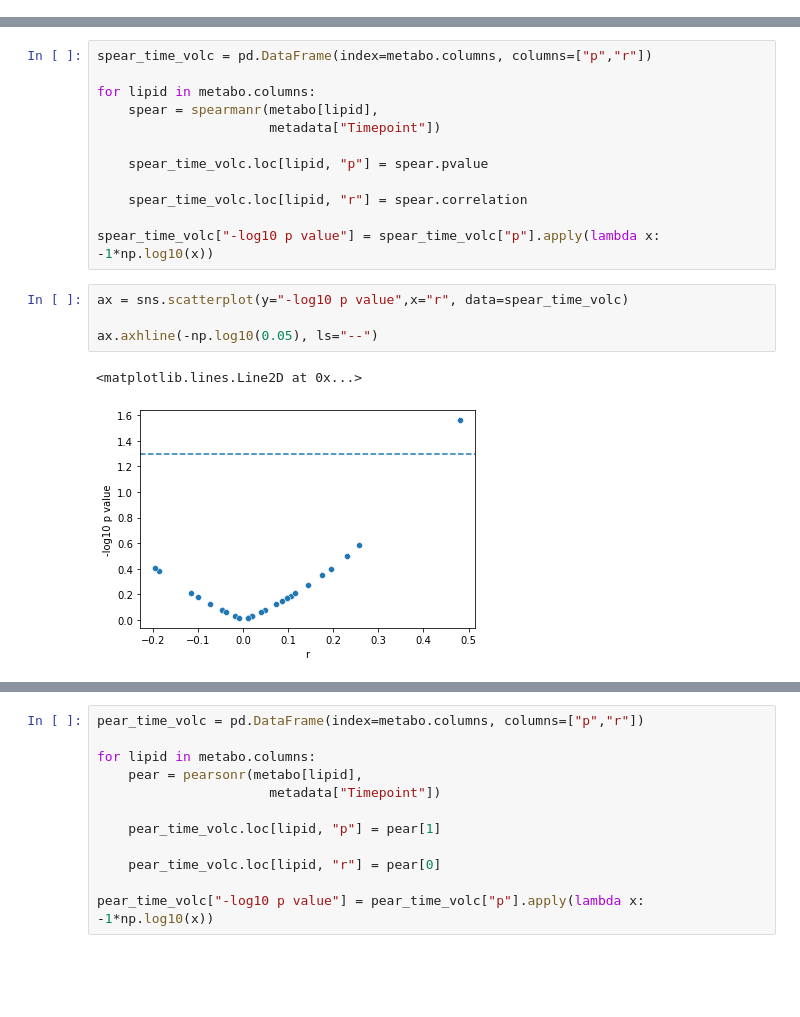
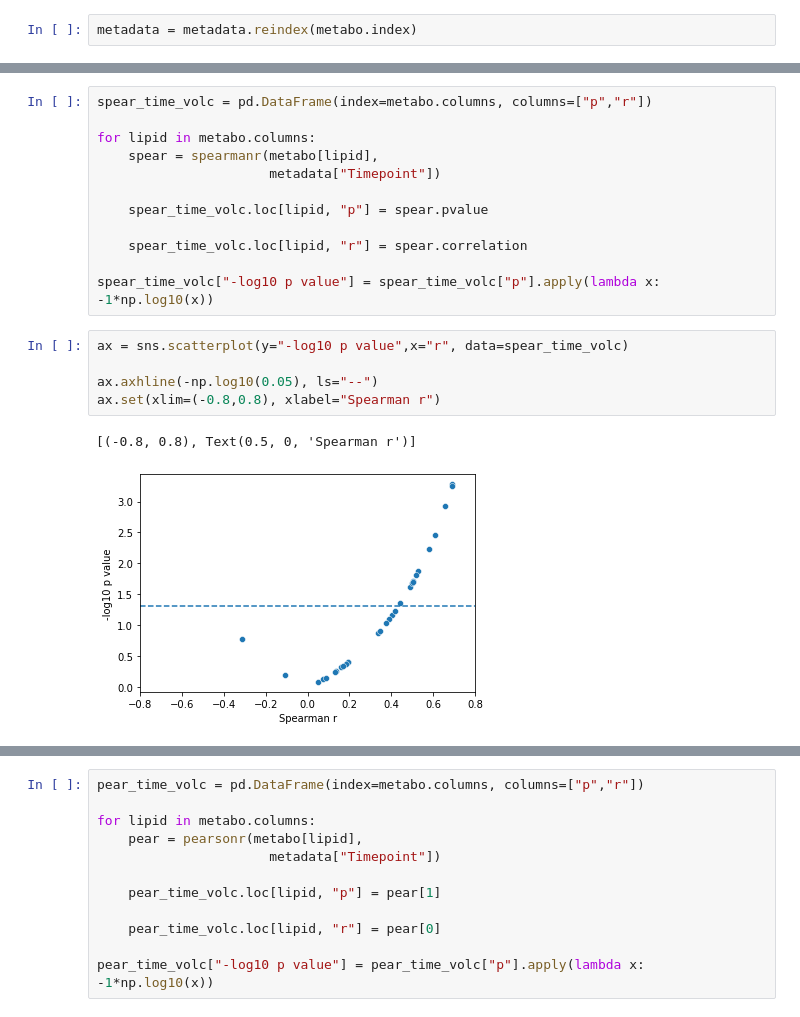
Before and after one commit to sterrettJD/Breastfed-Neonates, a Jupyter notebook: Metabolome.ipynb, the cells around one changed output, grey strips where cells are left out. Drawn from its saved outputs; the diff is of its cells as text; blank space fills up the shorter version.

Commit message:
update metadata metabo indexing

```diff
--- a/Metabolome.ipynb
+++ b/Metabolome.ipynb
@@ -46,6 +46,8 @@ metabo.head()
 5 rows × 30 columns
 # %%
 metadata = pd.read_csv("data/metadata.tsv", sep="\t", index_col="Sampleid")
+# %%
+metadata = metadata.reindex(metabo.index)
 # %%
 for var in metabo.columns:
     metabo[var] = metabo[var].astype(float)
@@ -64,8 +66,9 @@ spear_time_volc["-log10 p value"] = spear_time_volc["p"].apply(lambda x: -1*np.l
 # %%
 ax = sns.scatterplot(y="-log10 p value",x="r", data=spear_time_volc)
 
 ax.axhline(-np.log10(0.05), ls="--")
+ax.set(xlim=(-0.8,0.8), xlabel="Spearman r")
 # %% [output]
-<matplotlib.lines.Line2D at 0x...>
+[(-0.8, 0.8), Text(0.5, 0, 'Spearman r')]
-[figure, old version]
+[figure, new version]
 # %%
```
Also changed, not shown: parts of 27 cells of this notebook.
